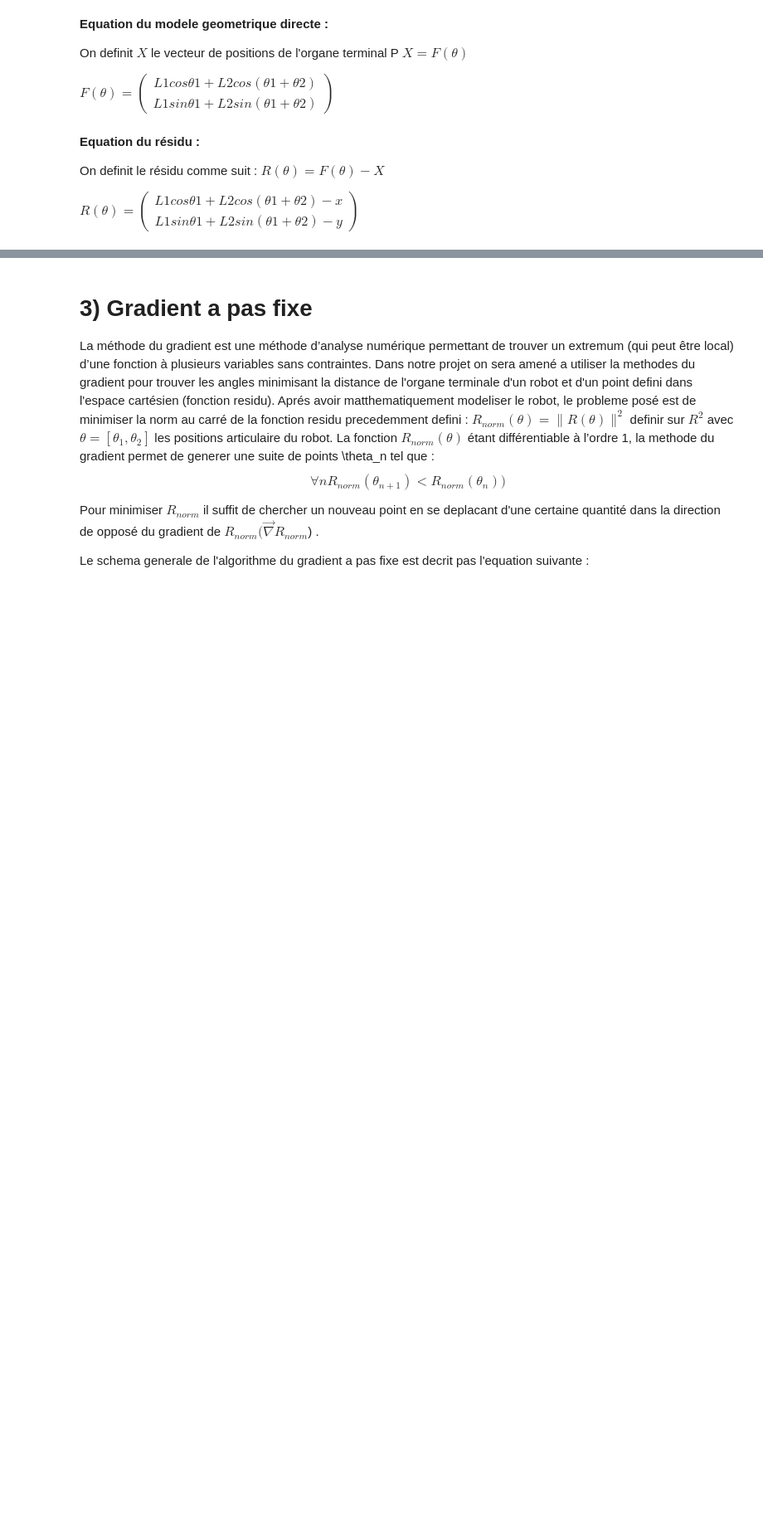
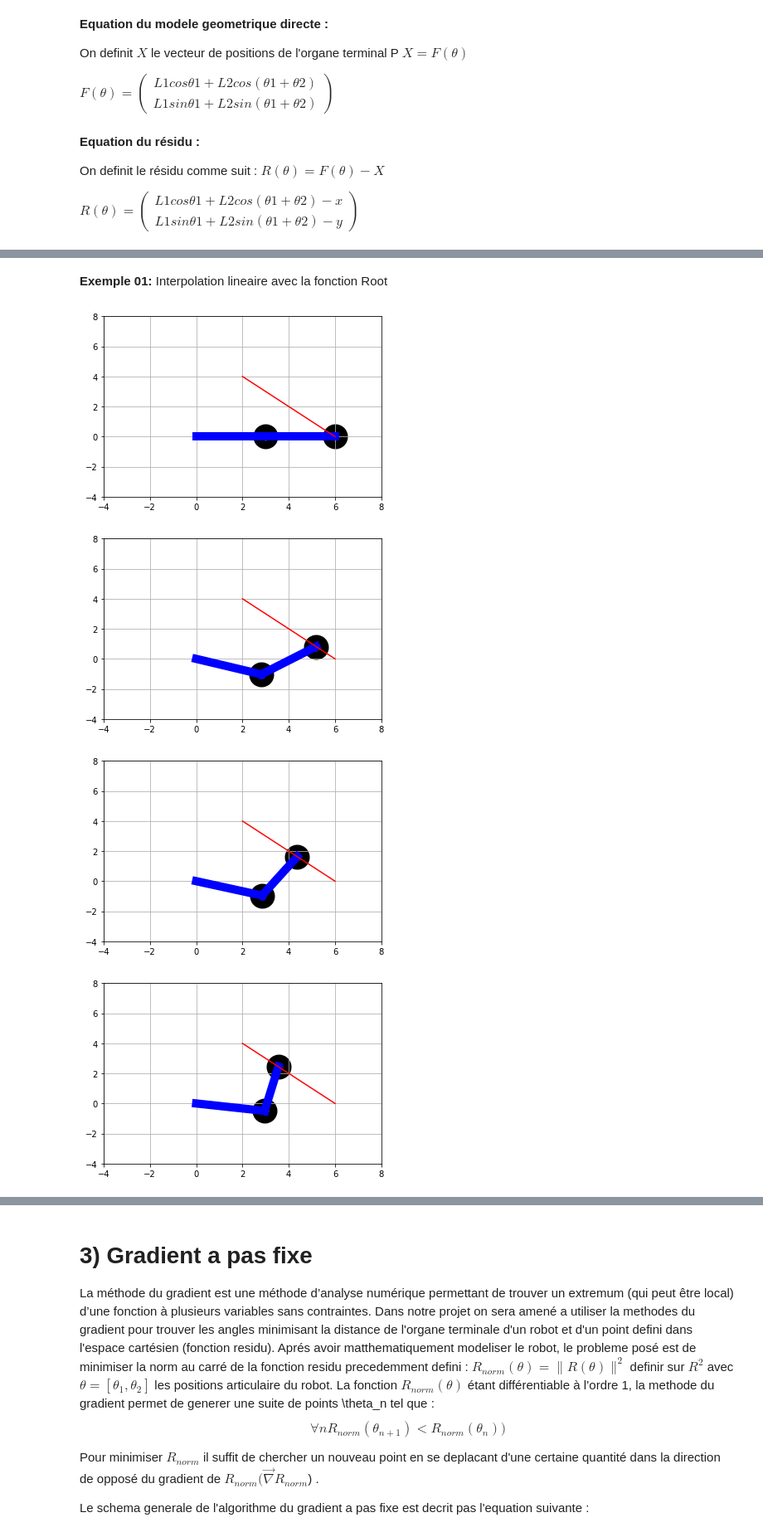
Before and after one commit to Feriel-25/Projet-optimisation, a Jupyter notebook: Rendu_optimisation.ipynb, the cells around one changed output, grey strips where cells are left out. Shown at 83% size. Drawn from its saved outputs; the diff is of its cells as text; code cells hidden in the pictures; blank space fills up the shorter version.

```diff
--- a/Rendu_optimisation.ipynb
+++ b/Rendu_optimisation.ipynb
@@ -54,0 +180,35 @@ Params = [L1,L2,None] # La troisieme valeur de Params est le vecteur de la posit
+# %% [markdown]
+**Exemple 01:**
+Interpolation lineaire avec la fonction Root
+# %%
+#Interpolation lineaire
+Xi=[6,0]
+Xf=[2,4]
+N=50
+x,y=Interp(Xi,Xf,N)
+
+#configuration initiale
+X=[x[0],y[0]]
+#estimation initiale de la 1ere solution
+ConfigInit= [-2,0]
+ConfigAct = ConfigInit
+
+# Nombre de points les calculs sont fait avant que le robot sois afficher le robot
+ptAfficher = 10
+
+fig = plt.figure()
+for i in  range(N):
+    X=[x[i],y[i]]
+    Params[2] = X
+    Solution=optimize.root(R,ConfigAct,args=Params, jac=False)
+    if (i % ptAfficher == 0 ):
+        animate(Solution.x,Params)
+        plt.plot(x,y,'r', label = 'droite')
+        plt.grid()
+        plt.show()
+    ConfigAct = Solution.x
+# %% [output]
+[figure, added]
+[figure, added]
+[figure, added]
+[figure, added]
```
Also changed, not shown: parts of 35 cells of this notebook, 1 other file.
